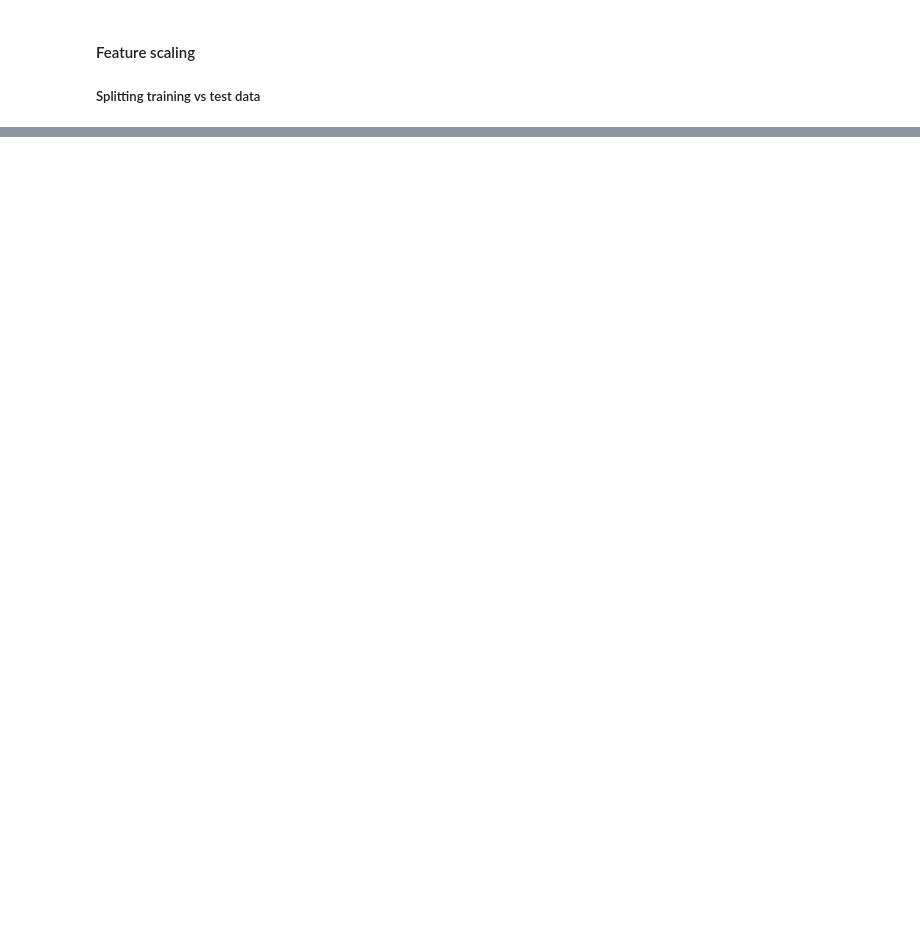
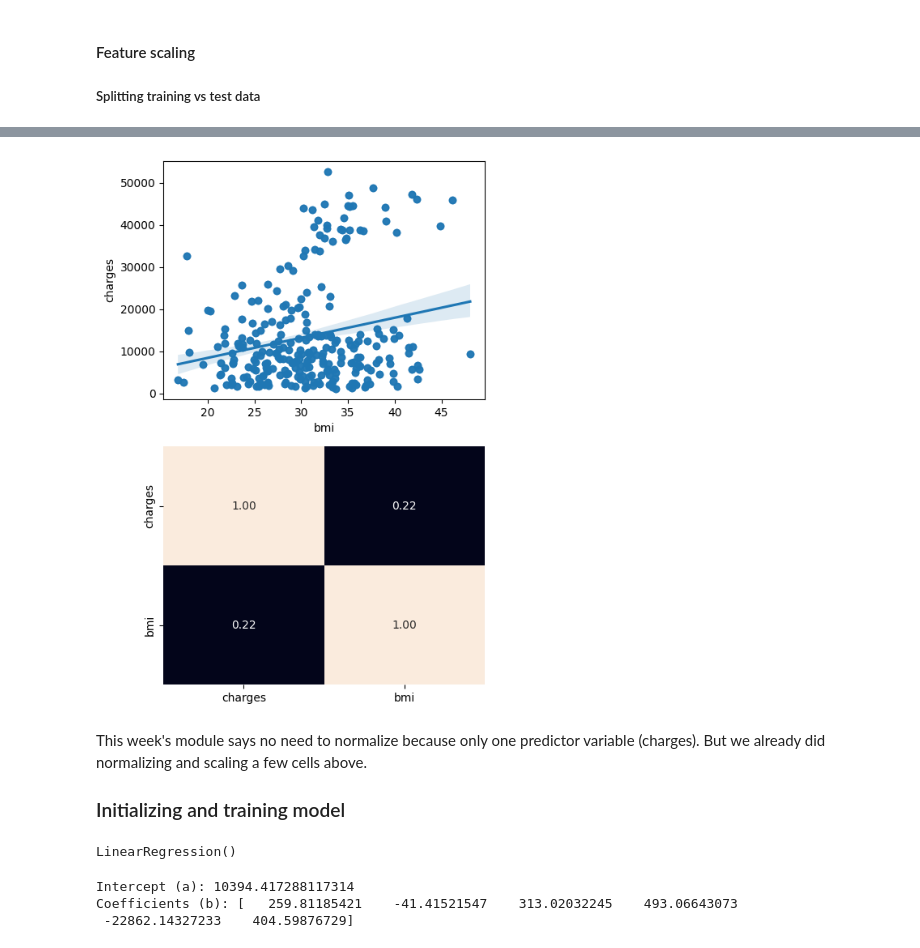
Before and after one commit to 4GeeksAcademy/linear-regression-project-tutorial-NWinocur, a Jupyter notebook: src/explore.ipynb, the cells around one changed output, grey strips where cells are left out. Saved outputs shown, nothing was run; the diff lists cells and outputs as text; code cells hidden in the pictures; blank space fills up the shorter version.

```diff
--- a/src/explore.ipynb
+++ b/src/explore.ipynb
@@ -524,0 +524,9 @@ X_test_sel.to_csv("../data/interim/clean_banking_marketing_campaign.csv", index=
+# %%
+# reading processed data set
+import pandas as pd
+
+
+train_data = pd.read_csv("../data/interim/clean_banking_marketing_campaign.csv")
+test_data = pd.read_csv("../data/interim/clean_banking_marketing_campaign.csv")
+
+train_data.head()
@@ -524,0 +540,40 @@ X_test_sel.to_csv("../data/interim/clean_banking_marketing_campaign.csv", index=
+# %%
+# visualize using dot plot
+import matplotlib.pyplot as plt
+import seaborn as sns
+
+fig, axis = plt.subplots(2, 1, figsize=(5, 7))
+total_data = pd.concat([train_data, test_data])
+
+sns.regplot(ax=axis[0], data=total_data, x="bmi", y="charges")
+sns.heatmap(
+    total_data[["charges", "bmi"]].corr(),
+    annot=True,
+    fmt=".2f",
+    ax=axis[1],
+    cbar=False,
+)
+
+plt.tight_layout()
+
+plt.show()
+# %% [output]
+[figure, added]
+# %% [markdown]
+This week's module says no need to normalize because only one predictor variable (charges).  But we already did normalizing and scaling a few cells above.
+
+### Initializing and training model
+# %%
+from sklearn.linear_model import LinearRegression
+
+model = LinearRegression()
+model.fit(X_train, y_train)
+# %% [output]
+LinearRegression()
+# %%
+print(f"Intercept (a): {model.intercept_}")
+print(f"Coefficients (b): {model.coef_}")
+# %% [output]
+Intercept (a): 10394.417288117314
+Coefficients (b): [   259.81185421    -41.41521547    313.02032245    493.06643073
+ -22862.14327233    404.59876729]
```
Also changed, not shown: parts of 13 cells of this notebook, 1 other file.
